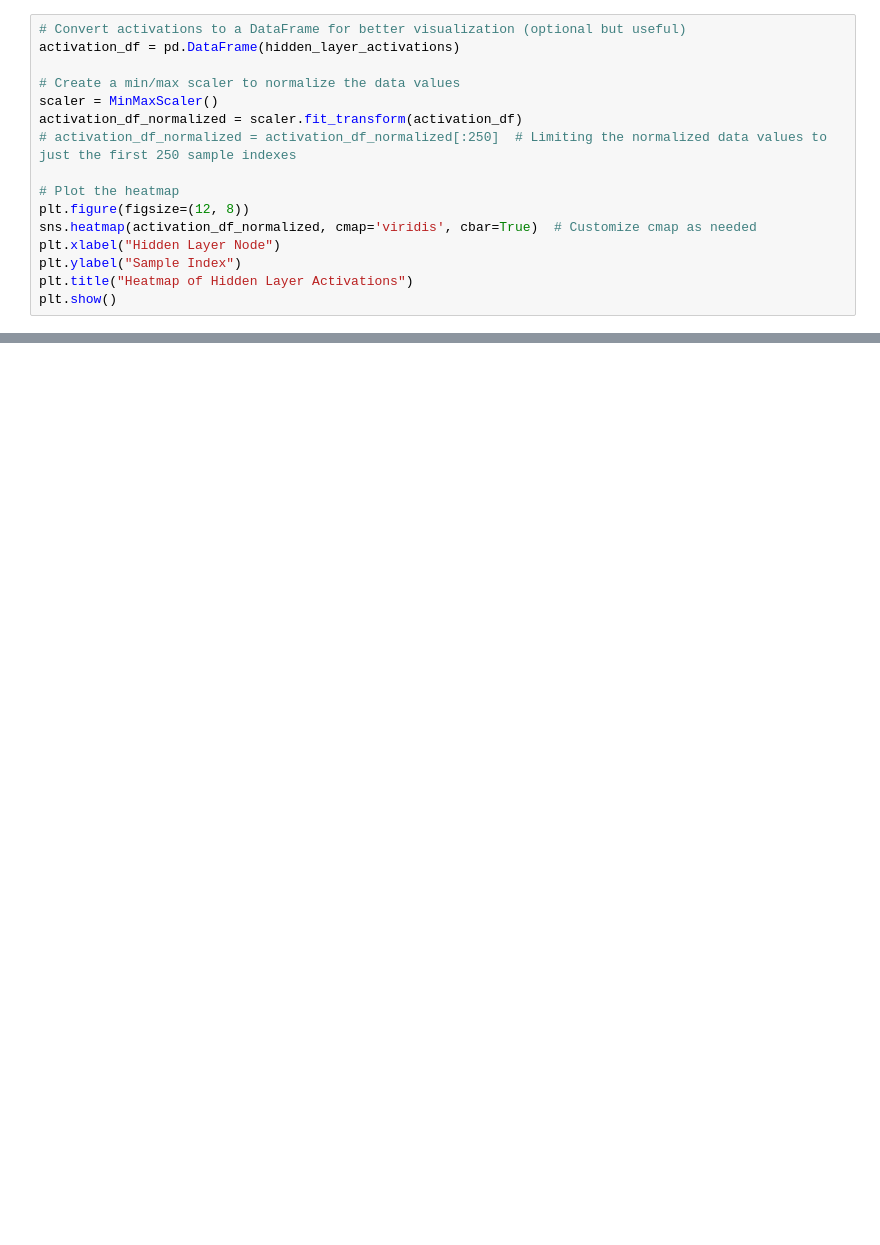
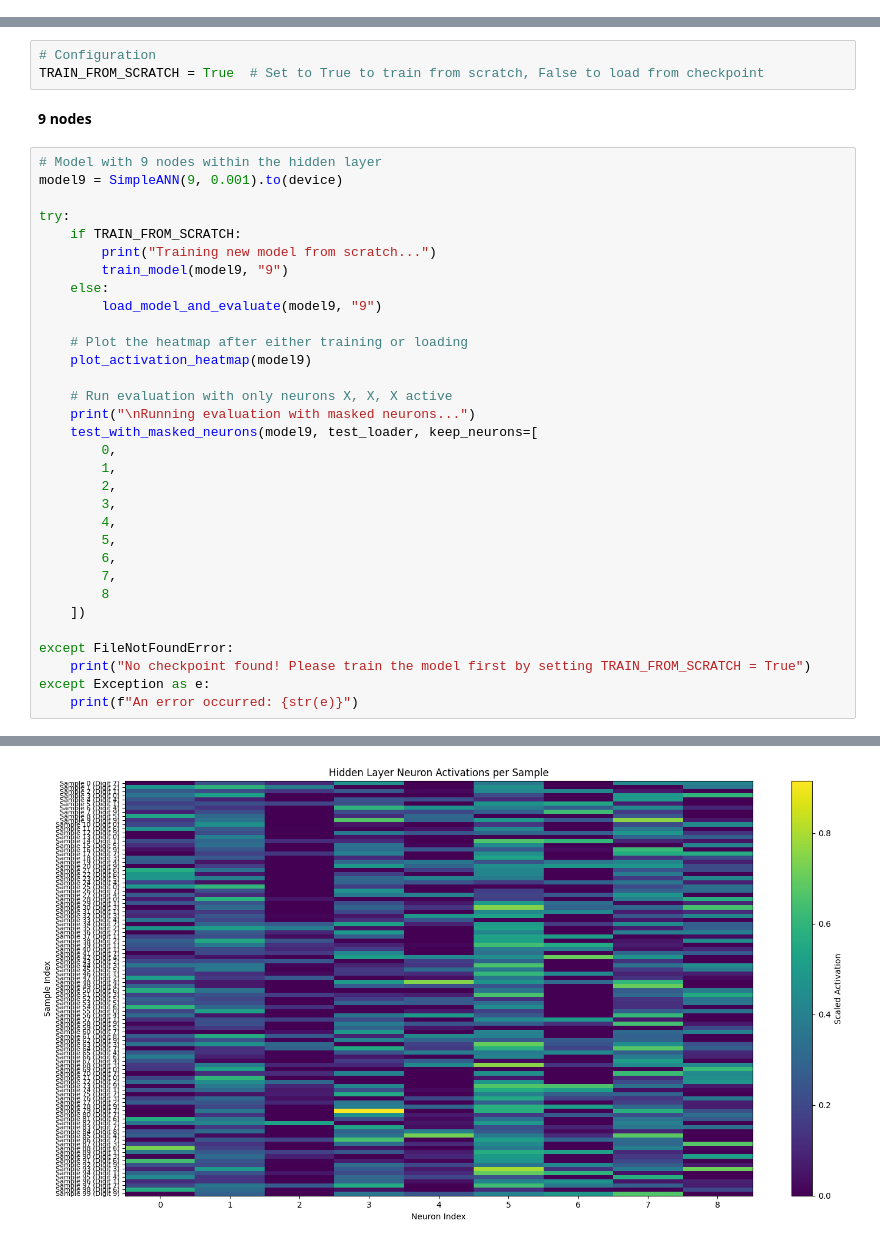
Before and after one commit to alanchan30/NeuralNetworkAnalyzation, a Jupyter notebook: Neural_Network_Analyzation.ipynb, the cells around one changed output, grey strips where cells are left out. Cells and saved outputs as stored; diff of their text form; blank space fills up the shorter version.

Commit message:
Multiple model functionality, updated with PyTorch

```diff
--- a/Neural_Network_Analyzation.ipynb
+++ b/Neural_Network_Analyzation.ipynb
@@ -211,16 +2,0 @@ plt.show()  # Display the plot
-# %%
-# Convert activations to a DataFrame for better visualization (optional but useful)
-activation_df = pd.DataFrame(hidden_layer_activations)
-
-# Create a min/max scaler to normalize the data values
-scaler = MinMaxScaler()
-activation_df_normalized = scaler.fit_transform(activation_df)
-# activation_df_normalized = activation_df_normalized[:250]  # Limiting the normalized data values to just the first 250 sample indexes
-
-# Plot the heatmap
-plt.figure(figsize=(12, 8))
-sns.heatmap(activation_df_normalized, cmap='viridis', cbar=True)  # Customize cmap as needed
-plt.xlabel("Hidden Layer Node")
-plt.ylabel("Sample Index")
-plt.title("Heatmap of Hidden Layer Activations")
-plt.show()
@@ -263,0 +197,38 @@ Original Model
+# %%
+# Configuration
+TRAIN_FROM_SCRATCH = True  # Set to True to train from scratch, False to load from checkpoint
+# %% [markdown]
+**9 nodes**
+# %%
+# Model with 9 nodes within the hidden layer
+model9 = SimpleANN(9, 0.001).to(device)
+
+try:
+    if TRAIN_FROM_SCRATCH:
+        print("Training new model from scratch...")
+        train_model(model9, "9")
+    else:
+        load_model_and_evaluate(model9, "9")
+
+    # Plot the heatmap after either training or loading
+    plot_activation_heatmap(model9)
+
+    # Run evaluation with only neurons X, X, X active
+    print("\nRunning evaluation with masked neurons...")
+    test_with_masked_neurons(model9, test_loader, keep_neurons=[
+        0,
+        1,
+        2,
+        3,
+        4,
+        5,
+        6,
+        7,
+        8
+    ])
+
+except FileNotFoundError:
+    print("No checkpoint found! Please train the model first by setting TRAIN_FROM_SCRATCH = True")
+except Exception as e:
+    print(f"An error occurred: {str(e)}")
+# %% [output]
@@ -263,0 +252 @@ Original Model
+[figure, added]
```
Also changed, not shown: parts of 28 cells of this notebook.
